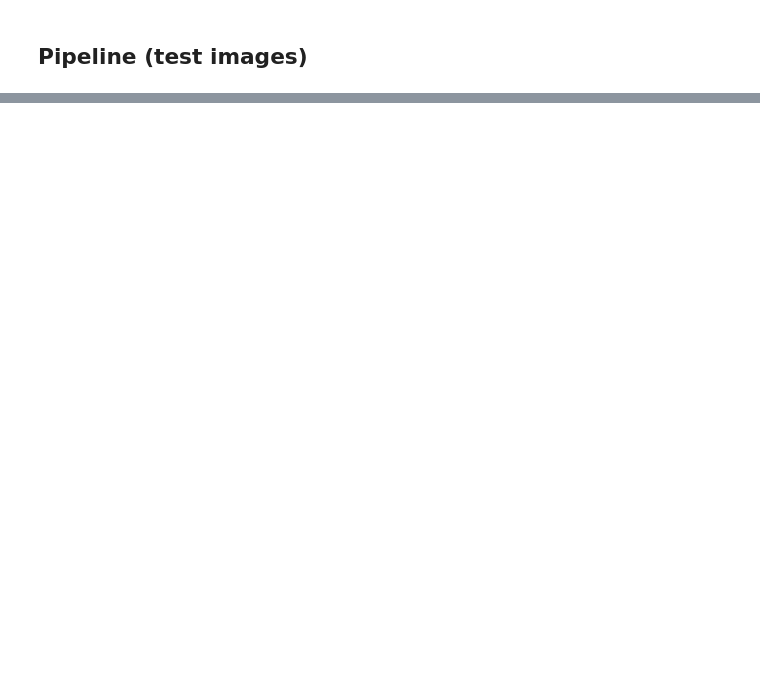
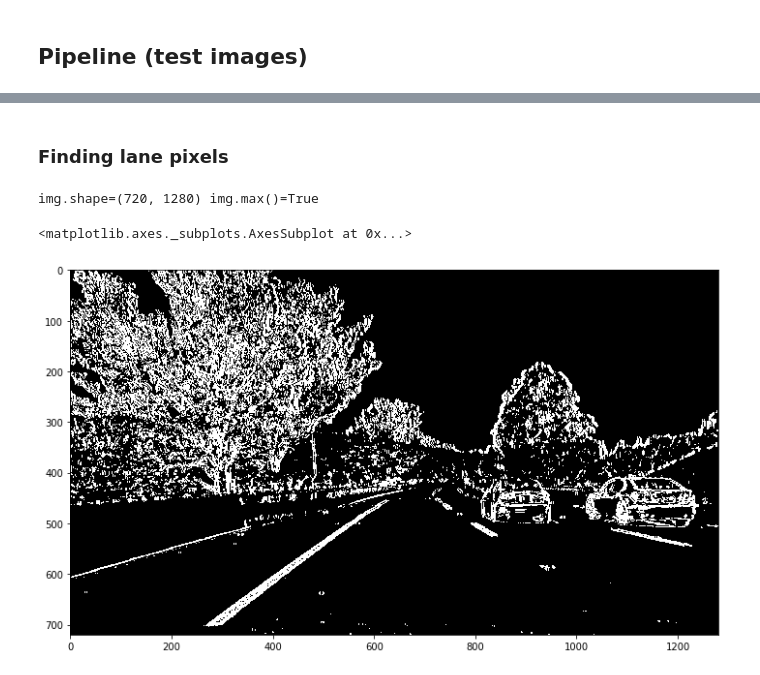
Before and after one commit to cuckookernel/CarND-Adv-Lane, a Jupyter notebook: Advanced Lane Finding.ipynb, the cells around one changed output, grey strips where cells are left out. Drawn from its saved outputs; the diff is of its cells as text; code cells hidden in the pictures; blank space fills up the shorter version.

```diff
--- a/Advanced Lane Finding.ipynb
+++ b/Advanced Lane Finding.ipynb
@@ -84,0 +109,10 @@ plt.imshow( binary, cmap='gray')
+# %% [markdown]
+### Finding lane pixels
+# %%
+undistorted_t6 = u.rgb_read('output_images/test6_undistorted.jpg')
+binary_t6 = p.get_lane_pixels_0( undistorted_t6 )
+u.show( binary_t6, cmap='gray')
+# %% [output]
+img.shape=(720, 1280) img.max()=True
+<matplotlib.axes._subplots.AxesSubplot at 0x...>
+[figure, added]
```
Also changed, not shown: parts of 34 cells of this notebook, 17 other files.
